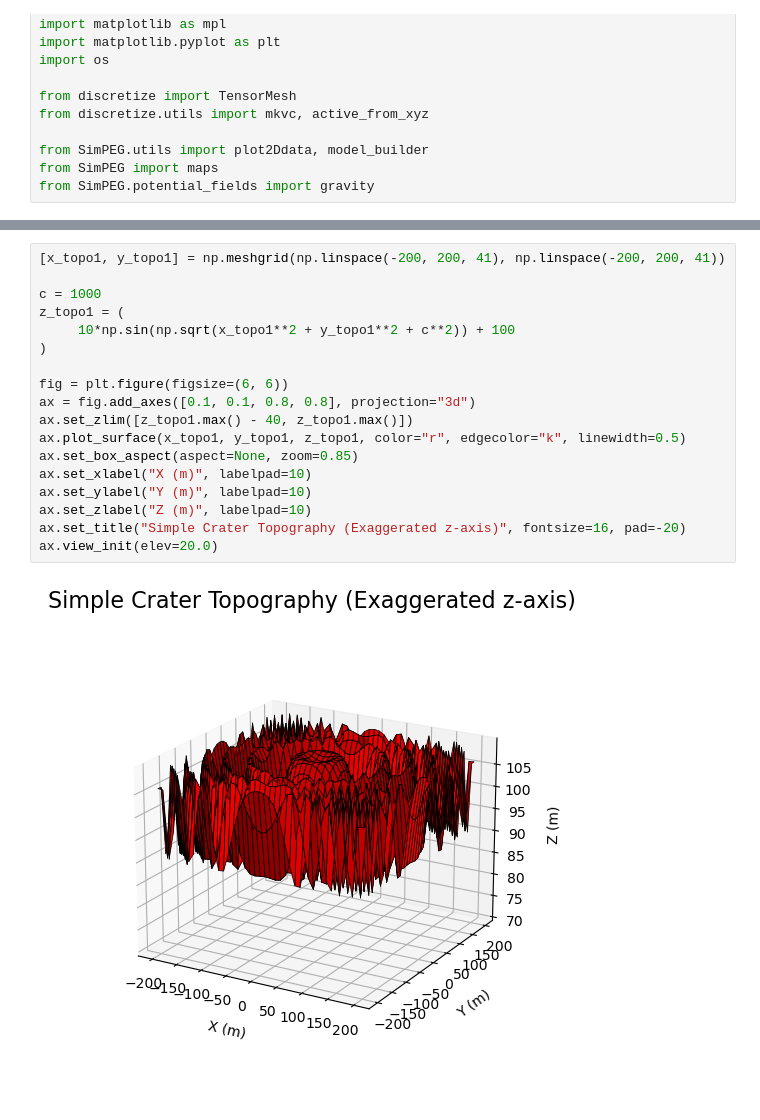
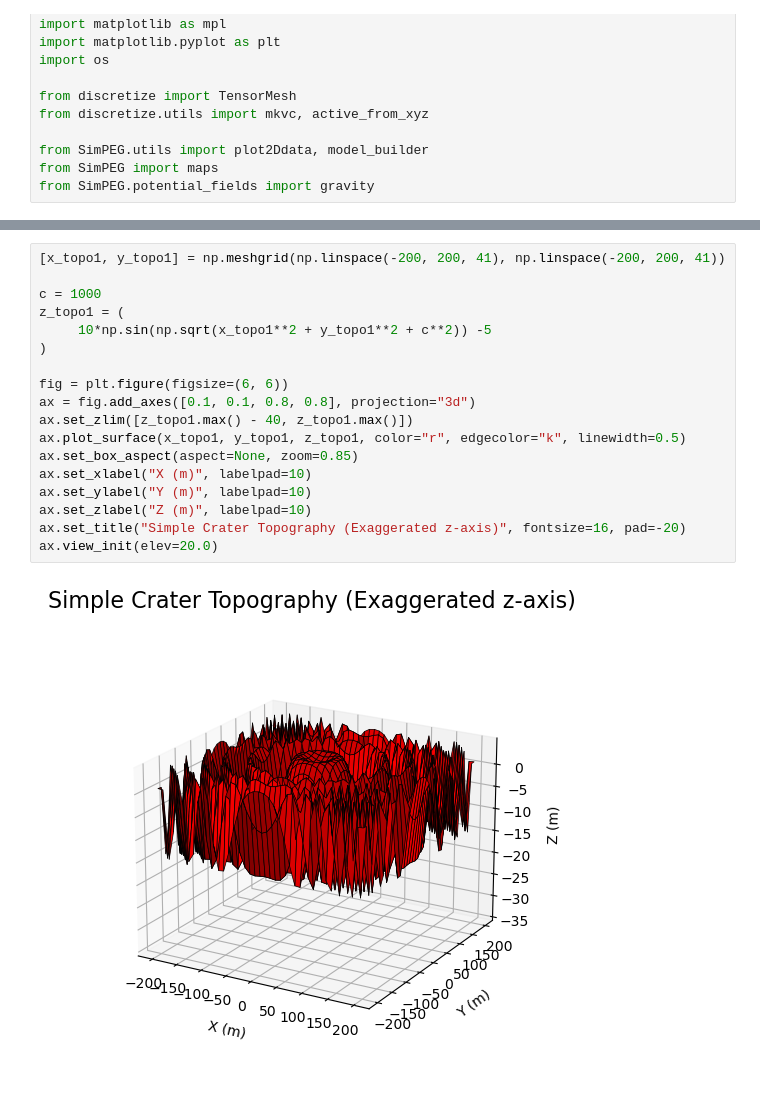
Before and after one commit to ElChuckster/cratering-gravity, a Jupyter notebook: Notebooks/crater-anomaly-simulator.ipynb, the cells around one changed output, grey strips where cells are left out. Drawn from its saved outputs; the diff is of its cells as text.

```diff
--- a/Notebooks/crater-anomaly-simulator.ipynb
+++ b/Notebooks/crater-anomaly-simulator.ipynb
@@ -233,23 +260,23 @@ plt.show()
 # %%
 [x_topo1, y_topo1] = np.meshgrid(np.linspace(-200, 200, 41), np.linspace(-200, 200, 41))
 
 c = 1000
 z_topo1 = (
-     10*np.sin(np.sqrt(x_topo1**2 + y_topo1**2 + c**2)) + 100
+     10*np.sin(np.sqrt(x_topo1**2 + y_topo1**2 + c**2)) -5
 )
 
 fig = plt.figure(figsize=(6, 6))
 ax = fig.add_axes([0.1, 0.1, 0.8, 0.8], projection="3d")
 ax.set_zlim([z_topo1.max() - 40, z_topo1.max()])
 ax.plot_surface(x_topo1, y_topo1, z_topo1, color="r", edgecolor="k", linewidth=0.5)
 ax.set_box_aspect(aspect=None, zoom=0.85)
 ax.set_xlabel("X (m)", labelpad=10)
 ax.set_ylabel("Y (m)", labelpad=10)
 ax.set_zlabel("Z (m)", labelpad=10)
 ax.set_title("Simple Crater Topography (Exaggerated z-axis)", fontsize=16, pad=-20)
 ax.view_init(elev=20.0)
 # %% [output]
-[figure, old version]
+[figure, new version]
 # %%
 #Calling functions here
 n_rec1 = 50
```
Also changed, not shown: parts of 9 cells of this notebook, 4 other files.
